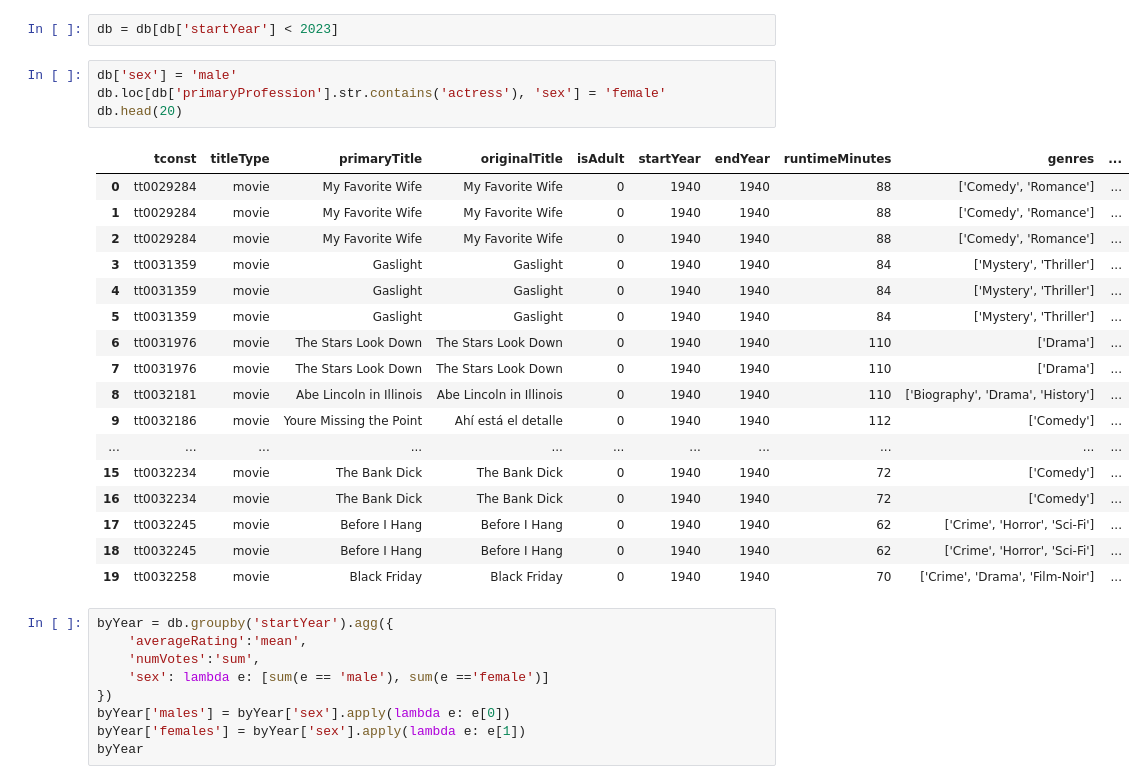
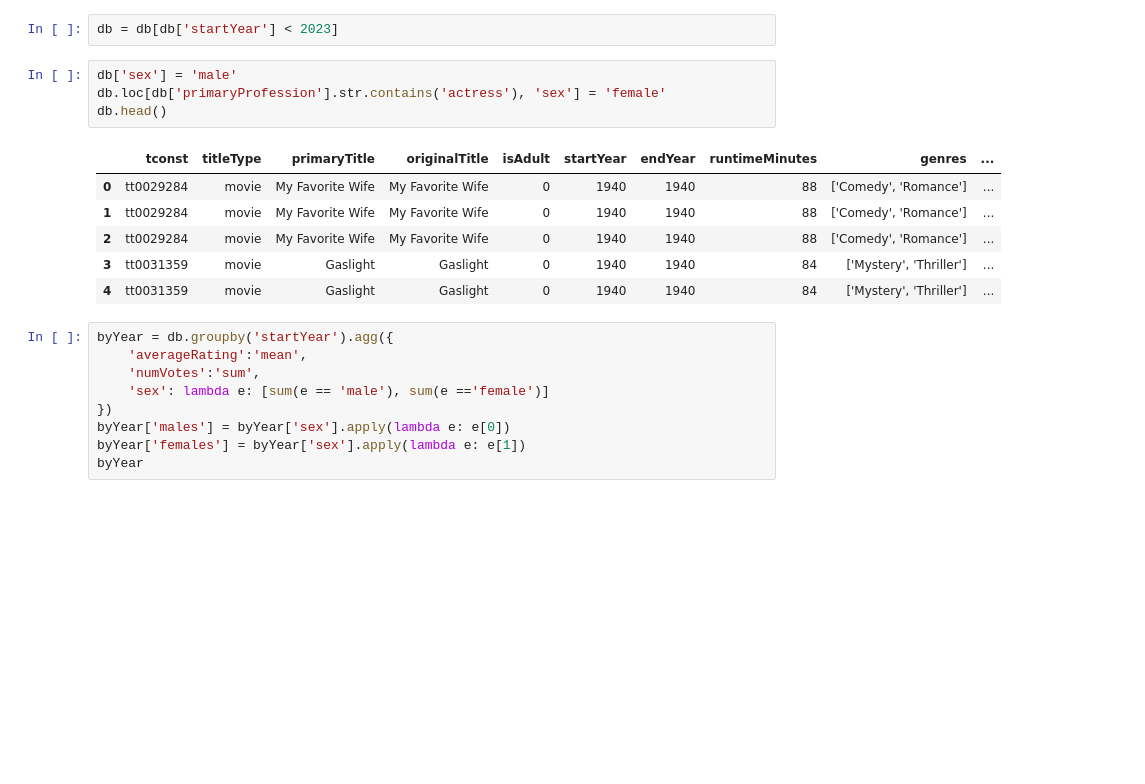
Before and after one commit to Lozzio99/Madness, a Jupyter notebook: MadEda.ipynb, the cells around one changed output. Saved outputs shown, nothing was run; the diff lists cells and outputs as text; blank space fills up the shorter version.

```diff
--- a/MadEda.ipynb
+++ b/MadEda.ipynb
@@ -17,25 +18,14 @@ db = db[db['startYear'] < 2023]
 # %%
 db['sex'] = 'male'
 db.loc[db['primaryProfession'].str.contains('actress'), 'sex'] = 'female'
-db.head(20)
+db.head()
 # %% [output]
 |  | tconst | titleType | primaryTitle | originalTitle | isAdult | startYear | endYear | runtimeMinutes | genres | ... |
 | 0 | tt0029284 | movie | My Favorite Wife | My Favorite Wife | 0 | 1940 | 1940 | 88 | ['Comedy', 'Romance'] | ... |
 | 1 | tt0029284 | movie | My Favorite Wife | My Favorite Wife | 0 | 1940 | 1940 | 88 | ['Comedy', 'Romance'] | ... |
 | 2 | tt0029284 | movie | My Favorite Wife | My Favorite Wife | 0 | 1940 | 1940 | 88 | ['Comedy', 'Romance'] | ... |
 | 3 | tt0031359 | movie | Gaslight | Gaslight | 0 | 1940 | 1940 | 84 | ['Mystery', 'Thriller'] | ... |
 | 4 | tt0031359 | movie | Gaslight | Gaslight | 0 | 1940 | 1940 | 84 | ['Mystery', 'Thriller'] | ... |
-| 5 | tt0031359 | movie | Gaslight | Gaslight | 0 | 1940 | 1940 | 84 | ['Mystery', 'Thriller'] | ... |
-| 6 | tt0031976 | movie | The Stars Look Down | The Stars Look Down | 0 | 1940 | 1940 | 110 | ['Drama'] | ... |
-| 7 | tt0031976 | movie | The Stars Look Down | The Stars Look Down | 0 | 1940 | 1940 | 110 | ['Drama'] | ... |
-| 8 | tt0032181 | movie | Abe Lincoln in Illinois | Abe Lincoln in Illinois | 0 | 1940 | 1940 | 110 | ['Biography', 'Drama', 'History'] | ... |
-| 9 | tt0032186 | movie | Youre Missing the Point | Ahí está el detalle | 0 | 1940 | 1940 | 112 | ['Comedy'] | ... |
-| ... | ... | ... | ... | ... | ... | ... | ... | ... | ... | ... |
-| 15 | tt0032234 | movie | The Bank Dick | The Bank Dick | 0 | 1940 | 1940 | 72 | ['Comedy'] | ... |
-| 16 | tt0032234 | movie | The Bank Dick | The Bank Dick | 0 | 1940 | 1940 | 72 | ['Comedy'] | ... |
-| 17 | tt0032245 | movie | Before I Hang | Before I Hang | 0 | 1940 | 1940 | 62 | ['Crime', 'Horror', 'Sci-Fi'] | ... |
-| 18 | tt0032245 | movie | Before I Hang | Before I Hang | 0 | 1940 | 1940 | 62 | ['Crime', 'Horror', 'Sci-Fi'] | ... |
-| 19 | tt0032258 | movie | Black Friday | Black Friday | 0 | 1940 | 1940 | 70 | ['Crime', 'Drama', 'Film-Noir'] | ... |
 # %%
 byYear = db.groupby('startYear').agg({
     'averageRating':'mean',
```
Also changed, not shown: parts of 52 cells of this notebook, 2 other files.
